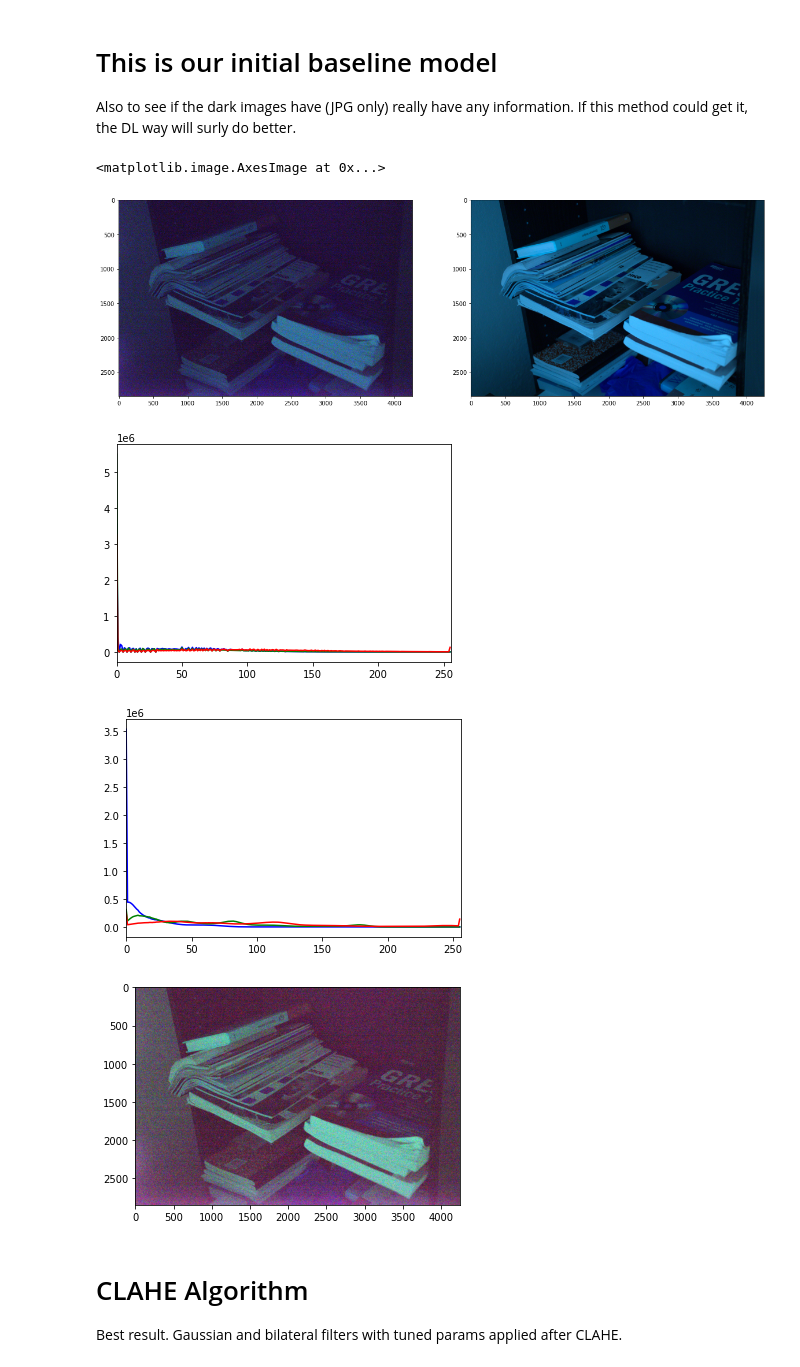
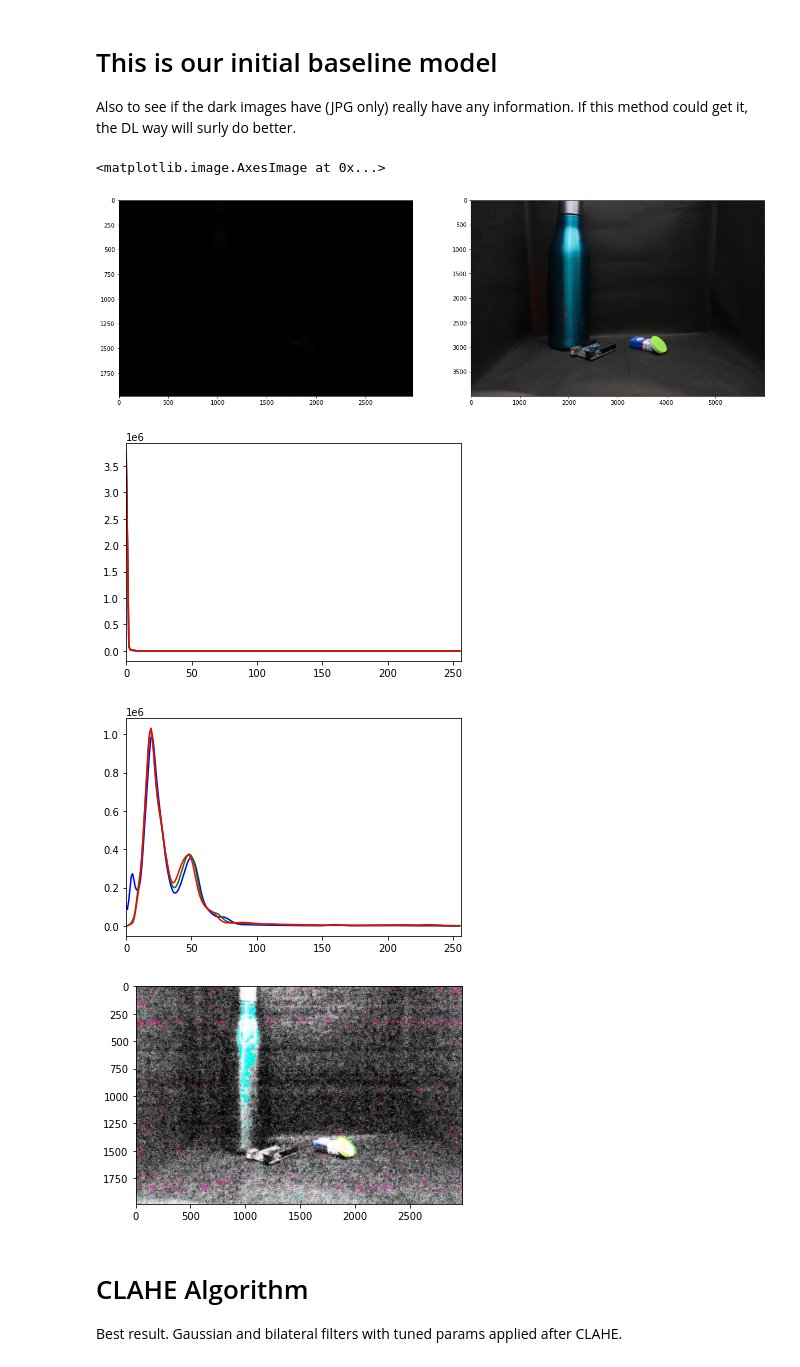
Before and after one commit to spider-tronix/Dark-Sight, a Jupyter notebook: Image Enhancement Baselines/Histogram Equalization.ipynb, the cells around one changed output. Saved outputs shown, nothing was run; the diff lists cells and outputs as text; code cells hidden in the pictures.

```diff
--- a/Image Enhancement Baselines/Histogram Equalization.ipynb
+++ b/Image Enhancement Baselines/Histogram Equalization.ipynb
@@ -8,7 +8,7 @@ import numpy as np
 from matplotlib import pyplot as plt
 import os
 import rawpy
-current_dir = '/media/sudhar/D Drive/Spider/Dark-sight/Dark-Sight/Image Enhancement Baselines'
+current_dir = '/run/media/sudhar/D-Drive/Spider/Dark-sight/Dark-Sight/Image Enhancement Baselines'
 # %%
 def plot_hist(img):
     """
@@ -23,43 +23,43 @@ def plot_hist(img):
         plt.xlim([0,256])
     plt.show()
 # %%
-dataset_no = 'S2'
+dataset_no = 1
 short_path = os.path.join(
             current_dir,
             os.path.join("dataset/" + str(dataset_no), str(dataset_no) ),
             )
 long_path = os.path.join(
             current_dir,
             os.path.join("dataset/" + str(dataset_no), str(dataset_no) ),
             )
 if type(dataset_no) is str:
     #Read short exposure RAW file
     raw = rawpy.imread(short_path + ".ARW") # access to the RAW image
     rgb = raw.postprocess() # a numpy RGB array
     short = cv2.cvtColor(rgb, cv2.COLOR_RGB2BGR)
 
     #Read short exposure RAW file
     raw = rawpy.imread(long_path + "_high.ARW") # access to the RAW image
     rgb = raw.postprocess() # a numpy RGB array
     long = cv2.cvtColor(rgb, cv2.COLOR_RGB2BGR)
 
 else:
     short = plt.imread(short_path + ".JPG")
     long = plt.imread(long_path + "_high.JPG")
 fig, ax = plt.subplots(1, 2, figsize = (20, 20))
 ax[0].imshow(short)
 ax[1].imshow(long)
 # %% [output]
 <matplotlib.image.AxesImage at 0x...>
-[figure, old version]
+[figure, new version]
 # %%
 plot_hist(short)
 # %% [output]
-[figure, old version]
+[figure, new version]
 # %%
 plot_hist(long)
 # %% [output]
-[figure, old version]
+[figure, new version]
 # %%
 def equalize_hist(img):
     """
@@ -77,7 +77,7 @@ def equalize_hist(img):
 # %%
 short_eq = equalize_hist(short)
 # %% [output]
-[figure, old version]
+[figure, new version]
 # %% [markdown]
 # CLAHE Algorithm
 Best result.
```
Also changed, not shown: parts of 2 cells of this notebook, 5 other files.
